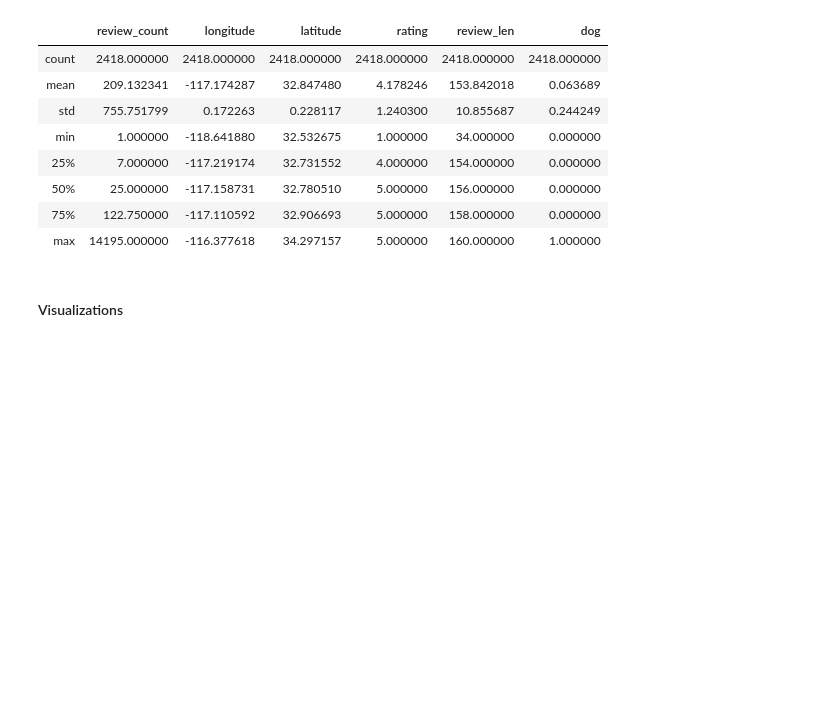
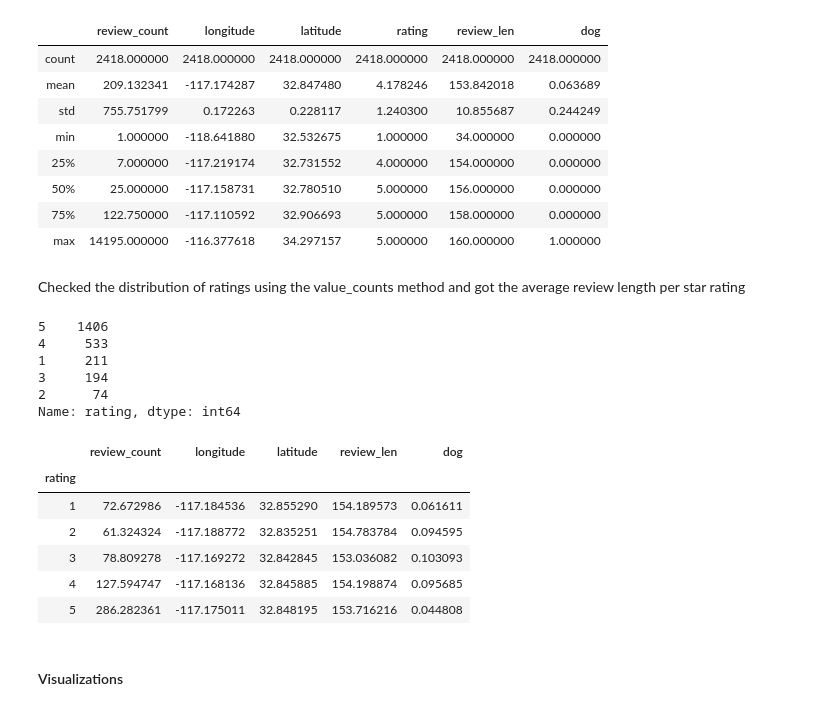
Before and after one commit to michaelbaluja/individual_fa20, a Jupyter notebook: final_project/FinalProject_ajf01.ipynb, the cells around one changed output. Drawn from its saved outputs; the diff is of its cells as text; code cells hidden in the pictures; blank space fills up the shorter version.

```diff
--- a/final_project/FinalProject_ajf01.ipynb
+++ b/final_project/FinalProject_ajf01.ipynb
@@ -180,6 +175,27 @@ combined.describe()
 | 50% | 25.000000 | -117.158731 | 32.780510 | 5.000000 | 156.000000 | 0.000000 |
 | 75% | 122.750000 | -117.110592 | 32.906693 | 5.000000 | 158.000000 | 0.000000 |
 | max | 14195.000000 | -116.377618 | 34.297157 | 5.000000 | 160.000000 | 1.000000 |
+# %% [markdown]
+Checked the distribution of ratings using the value_counts method and got the average review length per star rating
+# %%
+combined['rating'].value_counts()
+# %% [output]
+5    1406
+4     533
+1     211
+3     194
+2      74
+Name: rating, dtype: int64
+# %%
+combined.groupby('rating').mean()
+# %% [output]
+|  | review_count | longitude | latitude | review_len | dog |
+| rating |  |  |  |  |  |
+| 1 | 72.672986 | -117.184536 | 32.855290 | 154.189573 | 0.061611 |
+| 2 | 61.324324 | -117.188772 | 32.835251 | 154.783784 | 0.094595 |
+| 3 | 78.809278 | -117.169272 | 32.842845 | 153.036082 | 0.103093 |
+| 4 | 127.594747 | -117.168136 | 32.845885 | 154.198874 | 0.095685 |
+| 5 | 286.282361 | -117.175011 | 32.848195 | 153.716216 | 0.044808 |
 # %% [markdown]
 #### Visualizations
 # %% [markdown]
```
Also changed, not shown: parts of 10 cells of this notebook.
